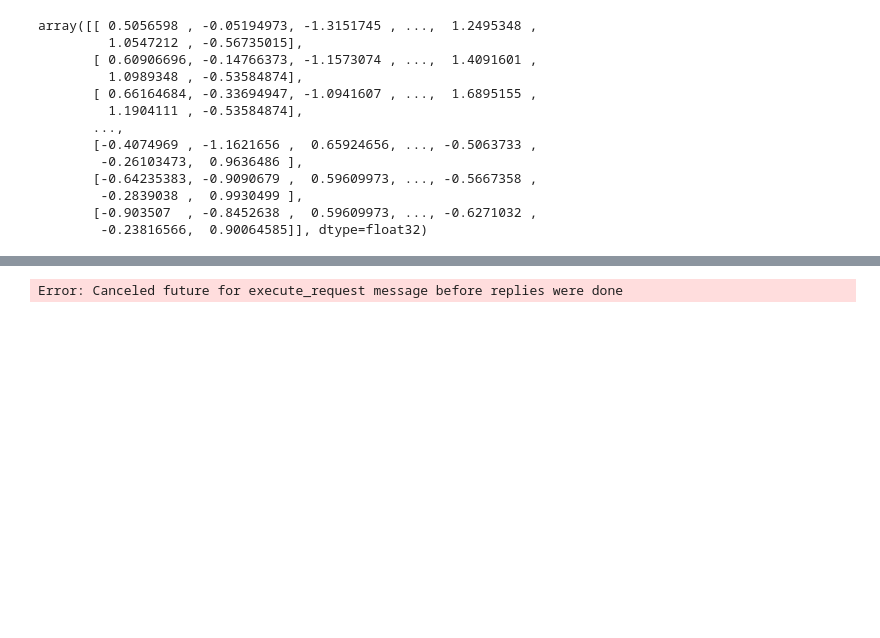
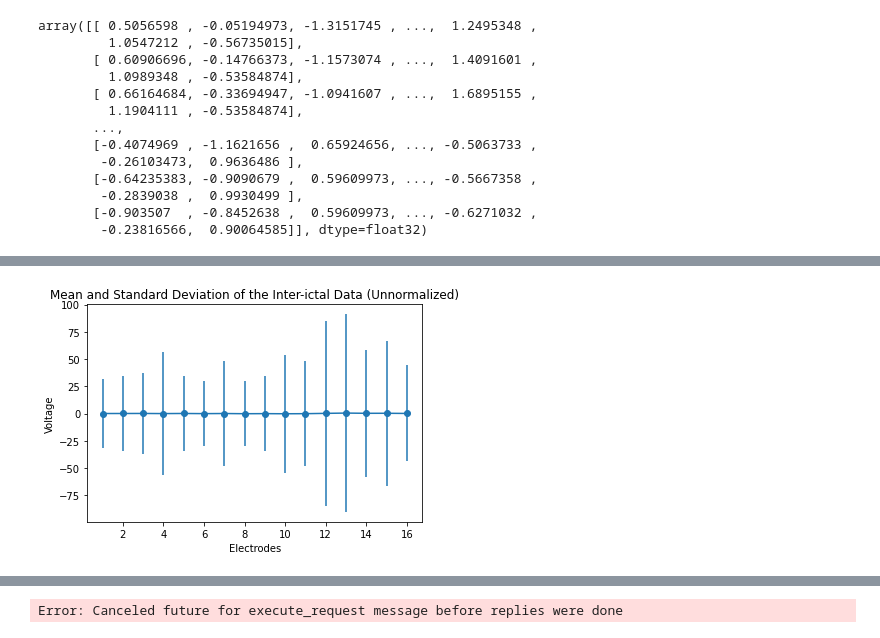
Before and after one commit to HannahSLee14/EE460J_final_project_seizure_prediction, a Jupyter notebook: FeatureExtraction.ipynb, the cells around one changed output, grey strips where cells are left out. Cells and saved outputs as stored; diff of their text form; code cells hidden in the pictures; blank space fills up the shorter version.

```diff
--- a/FeatureExtraction.ipynb
+++ b/FeatureExtraction.ipynb
@@ -226,0 +180,13 @@ array([2.234388 , 2.8354225, 3.21677  , 6.5886946, 2.6191268, 4.321631 ,
+# %%
+electrodes = np.arange(1,17)
+mean = np.mean(unfilt_data_inter, axis=0)
+std = np.std(unfilt_data_inter, axis=0)
+
+plt.errorbar(electrodes, mean, yerr=std, fmt='-o')
+plt.xlabel("Electrodes")
+plt.ylabel("Voltage")
+plt.title("Mean and Standard Deviation of the Inter-ictal Data (Unnormalized)")
+
+plt.show()
+# %% [output]
+[figure, added]
```
Also changed, not shown: parts of 68 cells of this notebook, 25 other files.
